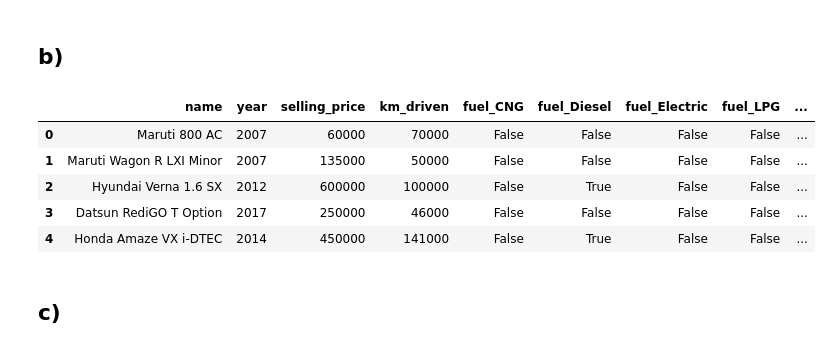
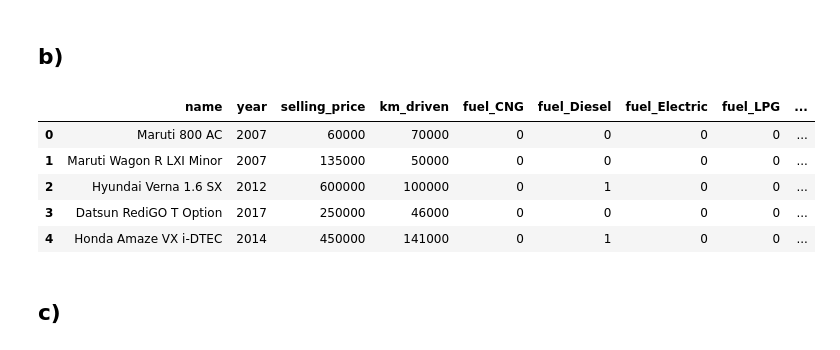
Before and after one commit to jvdlopes/CSI4142_A3, a Jupyter notebook: d1.ipynb, the cells around one changed output. Saved outputs shown, nothing was run; the diff lists cells and outputs as text; code cells hidden in the pictures.

```diff
--- a/d1.ipynb
+++ b/d1.ipynb
@@ -66,17 +67,17 @@ df = df.drop(indiciesMask, axis="index")
 ## b)
 # %%
 #did not encode the name column due to unique values
-dfEncoded = pd.get_dummies(df.copy(), columns=['fuel', 'transmission', 'owner', 'seller_type'], drop_first=False)
+dfEncoded = pd.get_dummies(df.copy(), columns=['fuel', 'transmission', 'owner', 'seller_type'], drop_first=False,dtype=int)
 dfEncoded.head()
 #print(df["fuel"])
 #print(dfEncoded["fuel_Diesel"])
 # %% [output]
 |  | name | year | selling_price | km_driven | fuel_CNG | fuel_Diesel | fuel_Electric | fuel_LPG | ... |
-| 0 | Maruti 800 AC | 2007 | 60000 | 70000 | False | False | False | False | ... |
-| 1 | Maruti Wagon R LXI Minor | 2007 | 135000 | 50000 | False | False | False | False | ... |
-| 2 | Hyundai Verna 1.6 SX | 2012 | 600000 | 100000 | False | True | False | False | ... |
-| 3 | Datsun RediGO T Option | 2017 | 250000 | 46000 | False | False | False | False | ... |
-| 4 | Honda Amaze VX i-DTEC | 2014 | 450000 | 141000 | False | True | False | False | ... |
+| 0 | Maruti 800 AC | 2007 | 60000 | 70000 | 0 | 0 | 0 | 0 | ... |
+| 1 | Maruti Wagon R LXI Minor | 2007 | 135000 | 50000 | 0 | 0 | 0 | 0 | ... |
+| 2 | Hyundai Verna 1.6 SX | 2012 | 600000 | 100000 | 0 | 1 | 0 | 0 | ... |
+| 3 | Datsun RediGO T Option | 2017 | 250000 | 46000 | 0 | 0 | 0 | 0 | ... |
+| 4 | Honda Amaze VX i-DTEC | 2014 | 450000 | 141000 | 0 | 1 | 0 | 0 | ... |
 # %% [markdown]
 ## c)
 # %%
```
Also changed, not shown: parts of 6 cells of this notebook.
